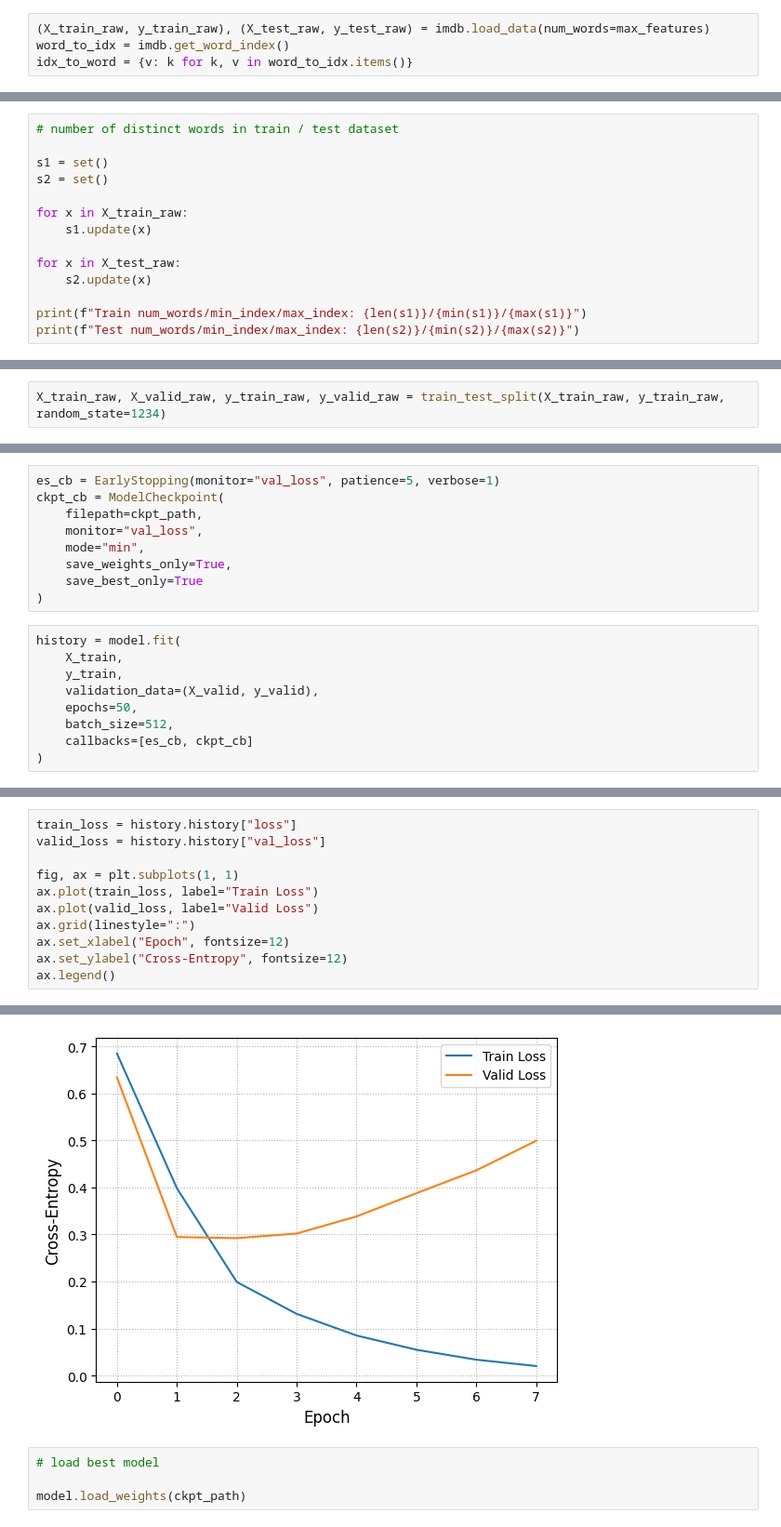
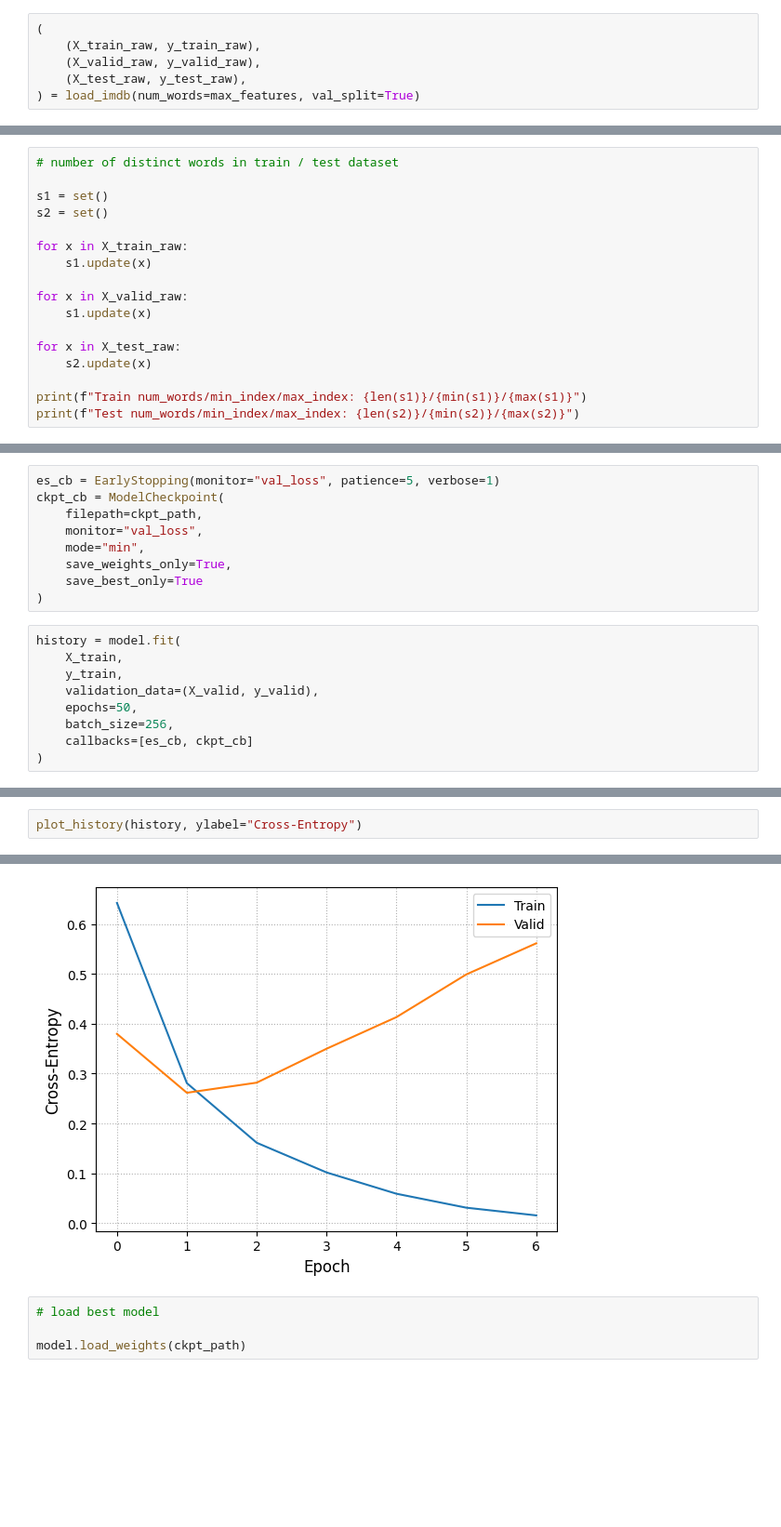
Before and after one commit to youjin2/ds, a Jupyter notebook: ds093/notebooks/cnn_sentiment_analysis.ipynb, the cells around one changed output, grey strips where cells are left out. Shown at 93% size. Saved outputs shown, nothing was run; the diff lists cells and outputs as text; blank space fills up the shorter version.

```diff
--- a/ds093/notebooks/cnn_sentiment_analysis.ipynb
+++ b/ds093/notebooks/cnn_sentiment_analysis.ipynb
@@ -33,6 +41,8 @@ ckpt_path = os.path.join(base_model_dir, "cnn_sentiment", "ckpt")
 # %% [markdown]
 ## Read Data
 # %%
-(X_train_raw, y_train_raw), (X_test_raw, y_test_raw) = imdb.load_data(num_words=max_features)
-word_to_idx = imdb.get_word_index()
-idx_to_word = {v: k for k, v in word_to_idx.items()}
+(
+    (X_train_raw, y_train_raw),
+    (X_valid_raw, y_valid_raw),
+    (X_test_raw, y_test_raw),
+) = load_imdb(num_words=max_features, val_split=True)
@@ -77,6 +87,9 @@ s2 = set()
 for x in X_train_raw:
     s1.update(x)
 
+for x in X_valid_raw:
+    s1.update(x)
+
 for x in X_test_raw:
     s2.update(x)
 
@@ -100,5 +113,3 @@ Text(0, 0.5, 'Frequency')
-# %%
-X_train_raw, X_valid_raw, y_train_raw, y_valid_raw = train_test_split(X_train_raw, y_train_raw, random_state=1234)
 # %%
 X_train = sequence.pad_sequences(X_train_raw, maxlen=max_len)
 X_valid = sequence.pad_sequences(X_valid_raw, maxlen=max_len)
@@ -204,7 +199,7 @@ history = model.fit(
     y_train,
     validation_data=(X_valid, y_valid),
     epochs=50,
-    batch_size=512,
+    batch_size=256,
     callbacks=[es_cb, ckpt_cb]
 )
 # %% [output]
@@ -233,12 +226,3 @@ Epoch 8: early stopping
 # %%
-train_loss = history.history["loss"]
-valid_loss = history.history["val_loss"]
-
-fig, ax = plt.subplots(1, 1)
-ax.plot(train_loss, label="Train Loss")
-ax.plot(valid_loss, label="Valid Loss")
-ax.grid(linestyle=":")
-ax.set_xlabel("Epoch", fontsize=12)
-ax.set_ylabel("Cross-Entropy", fontsize=12)
-ax.legend()
+plot_history(history, ylabel="Cross-Entropy")
 # %% [output]
@@ -246,4 +231,4 @@ ax.legend()
-[figure, old version]
+[figure, new version]
 # %%
 # load best model
 
```
Also changed, not shown: parts of 20 cells of this notebook, 1 other file.
